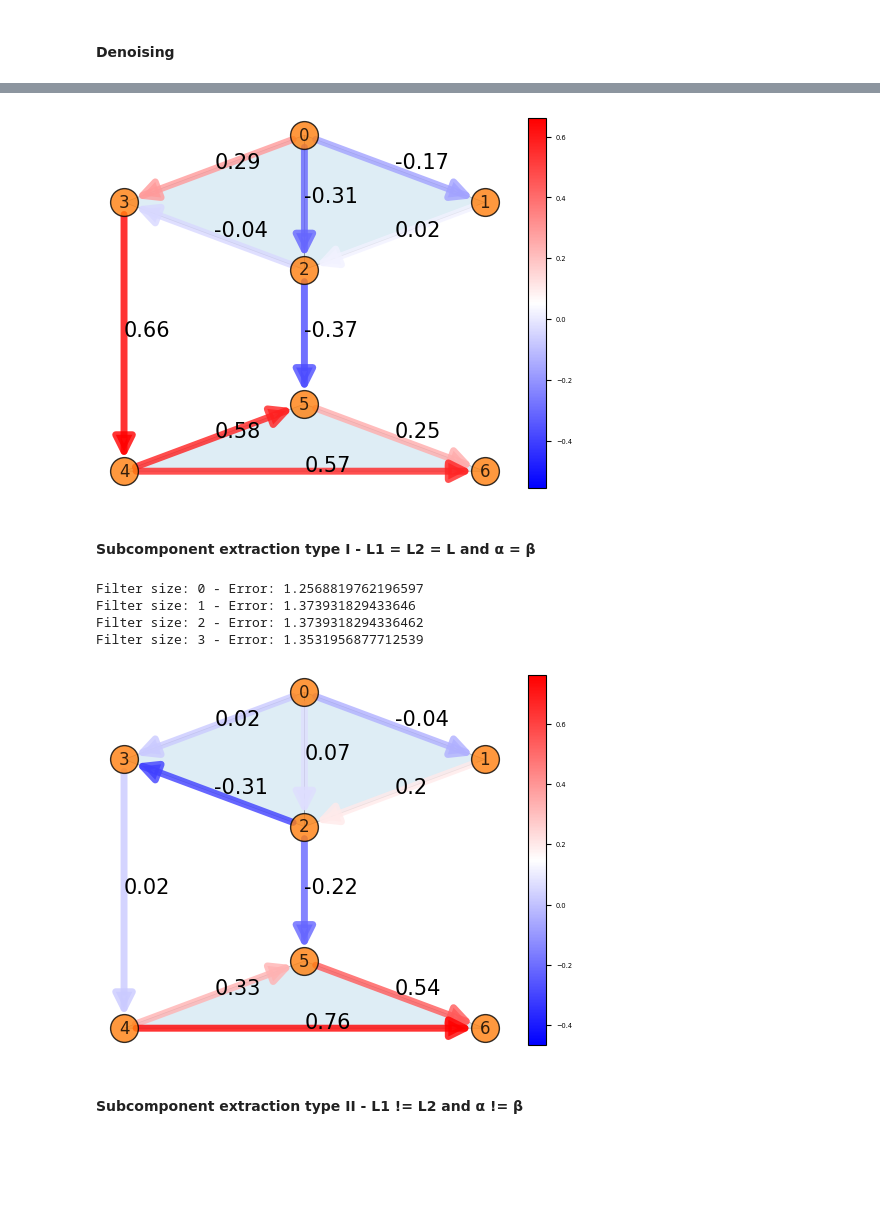
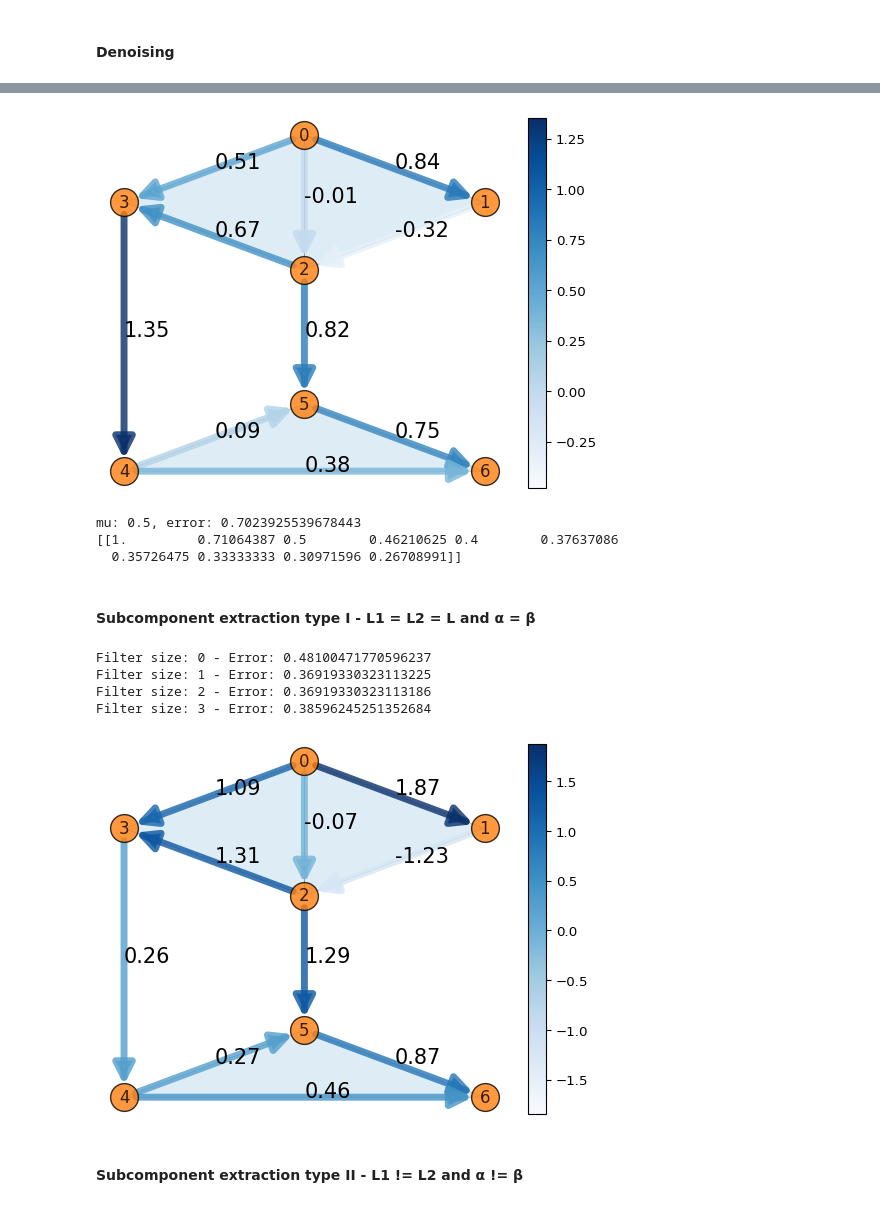
Before and after one commit to irtazahashmi/pytspl, a Jupyter notebook: notebooks/filters/grid_based_filter_design.ipynb, the cells around one changed output, grey strips where cells are left out. Saved outputs shown, nothing was run; the diff lists cells and outputs as text; code cells hidden in the pictures; blank space fills up the shorter version.

```diff
--- a/notebooks/filters/grid_based_filter_design.ipynb
+++ b/notebooks/filters/grid_based_filter_design.ipynb
@@ -12,6 +12,6 @@ import numpy as np
 import matplotlib.pyplot as plt
 from pytspl import load_dataset, SCPlot
 
-sc, coordinates, _ = load_dataset("paper")
+sc, coordinates, flow = load_dataset("paper")
 # create a plot
 scplot = SCPlot(sc, coordinates)
@@ -18,7 +26,9 @@ scplot = SCPlot(sc, coordinates)
 # %%
-f0 = np.array([-0.0689, -0.1378, 0.2067, -0.0689, 0.3445, -0.5512, 0.5512, 0.3675, 0.1837, -0.1837])
-f = np.array([-0.1711, -0.3792, 0.5259, 0.2440, -0.5204, -0.5812, 0.3863, 0.9952, 1.2770, 0.9255])
+#f0 = np.array([-0.0689, -0.1378, 0.2067, -0.0689, 0.3445, -0.5512, 0.5512, 0.3675, 0.1837, -0.1837])
+#f = np.array([-0.1711, -0.3792, 0.5259, 0.2440, -0.5204, -0.5812, 0.3863, 0.9952, 1.2770, 0.9255])
 
+f0 = np.asarray(list(flow.values()))
+f = [2.90, 0.25, 1.78, -1.50, 1.76, 1.53, 1.32,  0.08, 0.67, 1.73]
 
 fig, (ax1, ax2) = plt.subplots(1, 2, figsize=(15, 7))
 scplot.draw_network(edge_flow=f0, ax=ax1)
@@ -72,24 +81,30 @@ Filter size: 14 - Error: 0.7891291744351576
 f_est = gbf.history["f_estimated"]
 scplot.draw_network(edge_flow=np.round(f_est, 2))
 # %% [output]
-[figure, old version]
+[figure, new version]
+# %%
+efd.denoise(f=f, f_true=f0, p_choice="L1")
+print(efd.history["frequency_responses"])
+# %% [output]
+mu: 0.5, error: 0.7023925539678443
+[[1.         0.71064387 0.5        0.46210625 0.4        0.37637086
+  0.35726475 0.33333333 0.30971596 0.26708991]]
 # %% [markdown]
 #### Subcomponent extraction type I - L1 = L2 = L and α = β
 # %%
 filter_size = 4
 
-gbf.subcomponent_extraction(f=f, f_true=f0,
-                            L=filter_size, p_choice="L1L", component="gradient")
+gbf.subcomponent_extraction(f=f, f_true=f0, L=filter_size, p_choice="L1", component="gradient")
 
 f_est = gbf.history["f_estimated"]
 
 scplot.draw_network(edge_flow=np.round(f_est, 2))
 # %% [output]
-Filter size: 0 - Error: 1.2568819762196597
-Filter size: 1 - Error: 1.373931829433646
-Filter size: 2 - Error: 1.3739318294336462
-Filter size: 3 - Error: 1.3531956877712539
+Filter size: 0 - Error: 0.48100471770596237
+Filter size: 1 - Error: 0.36919330323113225
+Filter size: 2 - Error: 0.36919330323113186
+Filter size: 3 - Error: 0.38596245251352684
-[figure, old version]
+[figure, new version]
 # %% [markdown]
 #### Subcomponent extraction type II - L1 != L2 and α != β
 # %%
```
Also changed, not shown: parts of 5 cells of this notebook, 11 other files.
